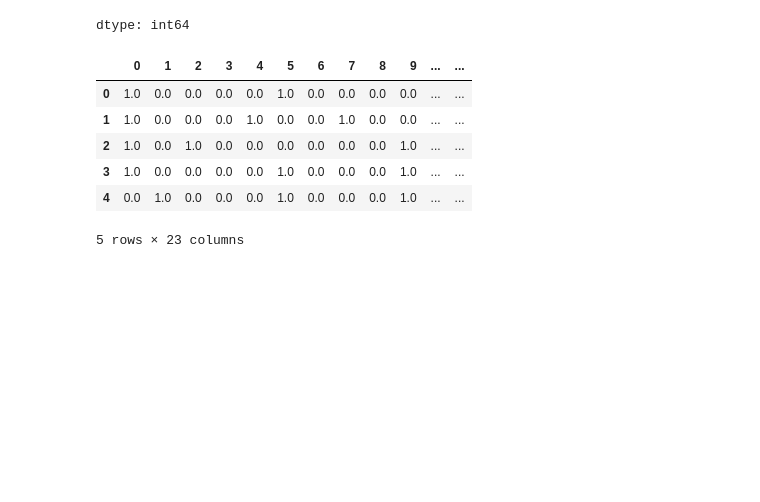
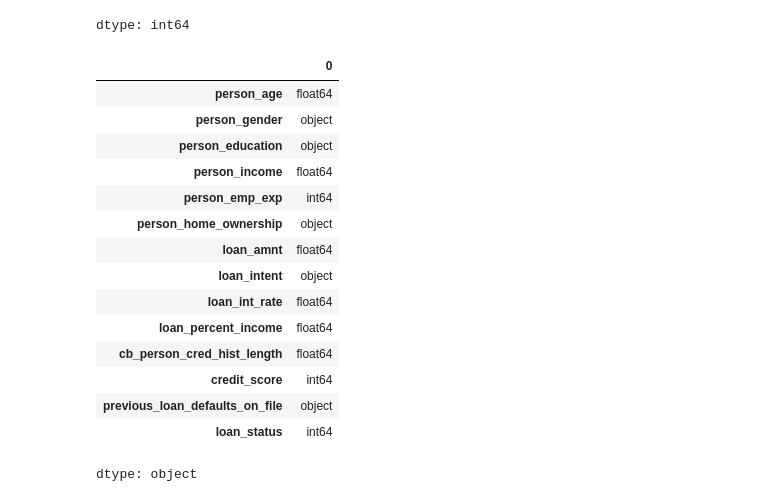
Before and after one commit to ashwinitadkale/machine_learning, a Jupyter notebook: adaboost.ipynb, the cells around one changed output. Cells and saved outputs as stored; diff of their text form; code cells hidden in the pictures; blank space fills up the shorter version.

```diff
--- a/adaboost.ipynb
+++ b/adaboost.ipynb
@@ -14,7 +14,7 @@ from sklearn.metrics import accuracy_score, classification_report
 from sklearn.ensemble import AdaBoostClassifier
 from sklearn.tree import DecisionTreeClassifier
 # %%
-data=pd.read_csv(r"/loan_data.csv")
+data=pd.read_csv(r"/content/loan_data.csv")
 # %%
 data.head()
 # %% [output]
@@ -84,11 +62,19 @@ df = preprocessor.fit_transform(X)
-# %%
-df=pd.DataFrame(df)
-df.head()
-# %% [output]
-|  | 0 | 1 | 2 | 3 | 4 | 5 | 6 | 7 | 8 | 9 | ... | ... |
-| 0 | 1.0 | 0.0 | 0.0 | 0.0 | 0.0 | 1.0 | 0.0 | 0.0 | 0.0 | 0.0 | ... | ... |
-| 1 | 1.0 | 0.0 | 0.0 | 0.0 | 1.0 | 0.0 | 0.0 | 1.0 | 0.0 | 0.0 | ... | ... |
-| 2 | 1.0 | 0.0 | 1.0 | 0.0 | 0.0 | 0.0 | 0.0 | 0.0 | 0.0 | 1.0 | ... | ... |
-| 3 | 1.0 | 0.0 | 0.0 | 0.0 | 0.0 | 1.0 | 0.0 | 0.0 | 0.0 | 1.0 | ... | ... |
-| 4 | 0.0 | 1.0 | 0.0 | 0.0 | 0.0 | 1.0 | 0.0 | 0.0 | 0.0 | 1.0 | ... | ... |
-5 rows × 23 columns
+# %%
+data.dtypes
+# %% [output]
+|  | 0 |
+| person_age | float64 |
+| person_gender | object |
+| person_education | object |
+| person_income | float64 |
+| person_emp_exp | int64 |
+| person_home_ownership | object |
+| loan_amnt | float64 |
+| loan_intent | object |
+| loan_int_rate | float64 |
+| loan_percent_income | float64 |
+| cb_person_cred_hist_length | float64 |
+| credit_score | int64 |
+| previous_loan_defaults_on_file | object |
+| loan_status | int64 |
+dtype: object
```
Also changed, not shown: parts of 9 cells of this notebook.
